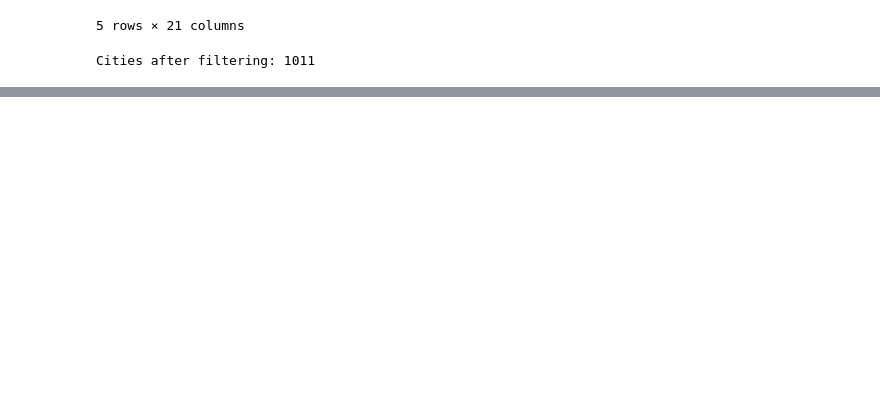
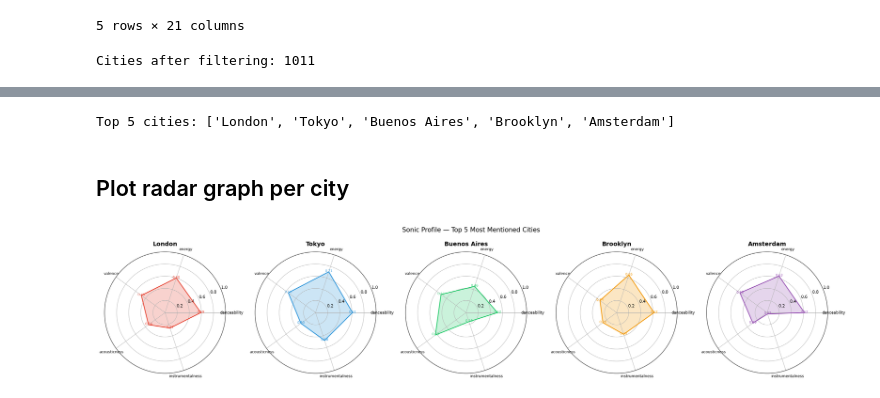
Before and after one commit to japanj/song-and-city, a Jupyter notebook: song_and_city.ipynb, the cells around one changed output, grey strips where cells are left out. Drawn from its saved outputs; the diff is of its cells as text; code cells hidden in the pictures; blank space fills up the shorter version.

```diff
--- a/song_and_city.ipynb
+++ b/song_and_city.ipynb
@@ -279,0 +627,50 @@ Bangkok -> neighbourhood perceived as songs
+# %%
+radar_features = ['danceability', 'energy', 'valence',
+                  'acousticness', 'instrumentalness']
+
+top5_cities = (matched_songs
+               .groupby('matched_city')
+               .size()
+               .sort_values(ascending=False)
+               .head(5)
+               .index.tolist())
+
+print(f"Top 5 cities: {top5_cities}")
+
+top5_profiles = (matched_songs[matched_songs['matched_city'].isin(top5_cities)]
+                 .groupby('matched_city')[radar_features]
+                 .mean()
+                 .round(3))
+
+angles = np.linspace(0, 2 * np.pi, len(radar_features), endpoint=False).tolist()
+angles += angles[:1]  # close the circle
+
+colors = ['#e74c3c', '#3498db', '#2ecc71', '#f39c12', '#9b59b6']
+# %% [output]
+Top 5 cities: ['London', 'Tokyo', 'Buenos Aires', 'Brooklyn', 'Amsterdam']
+# %% [markdown]
+## Plot radar graph per city
+# %%
+fig, axes = plt.subplots(1, 5, figsize=(25, 5), subplot_kw=dict(polar=True))  # ← wider
+
+for ax, city, color in zip(axes, top5_cities, colors):
+    values = top5_profiles.loc[city, radar_features].tolist()
+    values += values[:1]
+
+    ax.plot(angles, values, color=color, linewidth=2)
+    ax.fill(angles, values, color=color, alpha=0.25)
+    ax.set_xticks(angles[:-1])
+    ax.set_xticklabels(radar_features, size=9)
+    ax.set_ylim(0, 1)
+    ax.set_yticks([0.2, 0.4, 0.6, 0.8, 1.0])
+    ax.set_title(city, size=14, pad=15, fontweight='bold')
+
+    for angle, value in zip(angles[:-1], values[:-1]):
+        ax.annotate(f'{value:.2f}', xy=(angle, value), fontsize=8,
+                    ha='center', color=color)
+
+plt.suptitle('Sonic Profile — Top 5 Most Mentioned Cities', size=15, y=1.02)
+plt.tight_layout()
+plt.show()
+# %% [output]
+[figure, added]
```
Also changed, not shown: parts of 51 cells of this notebook, 6 other files.
